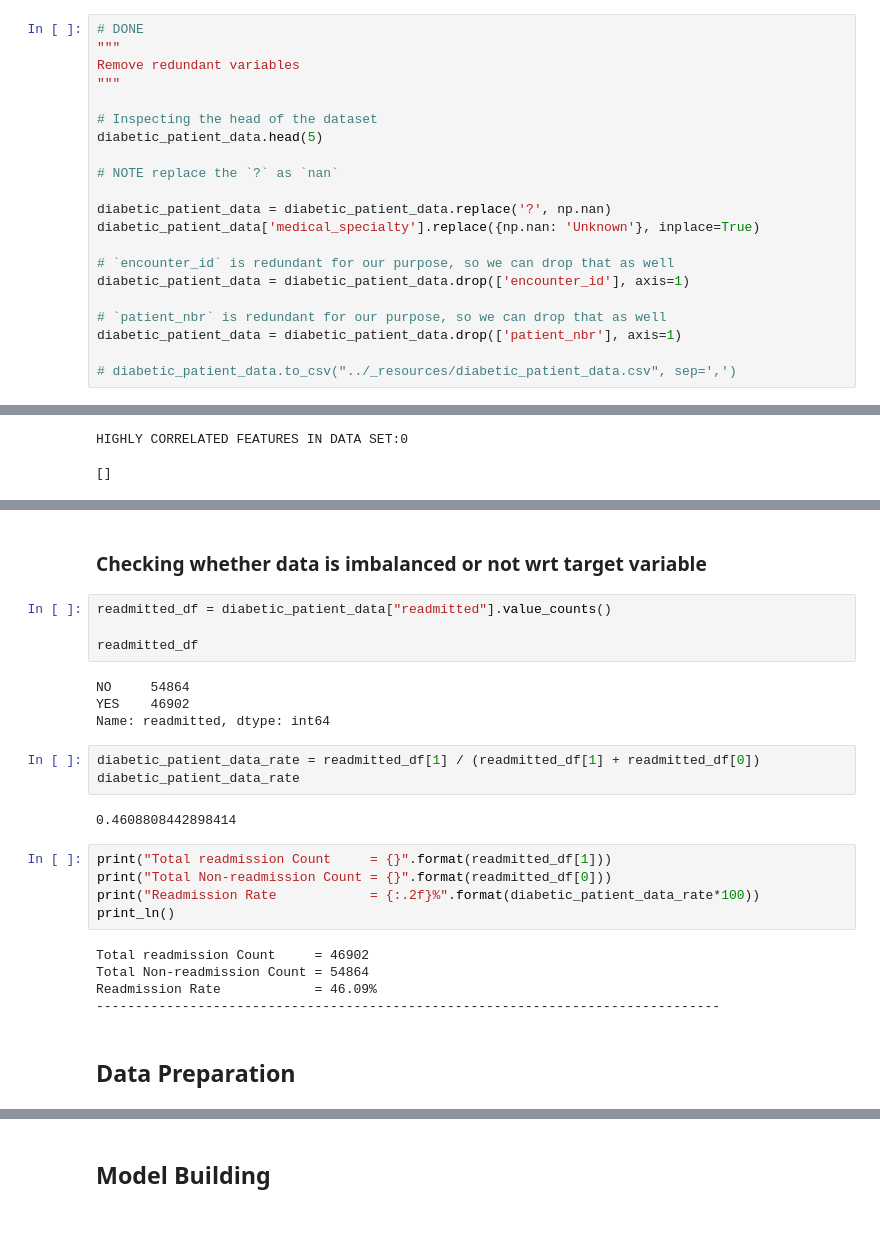
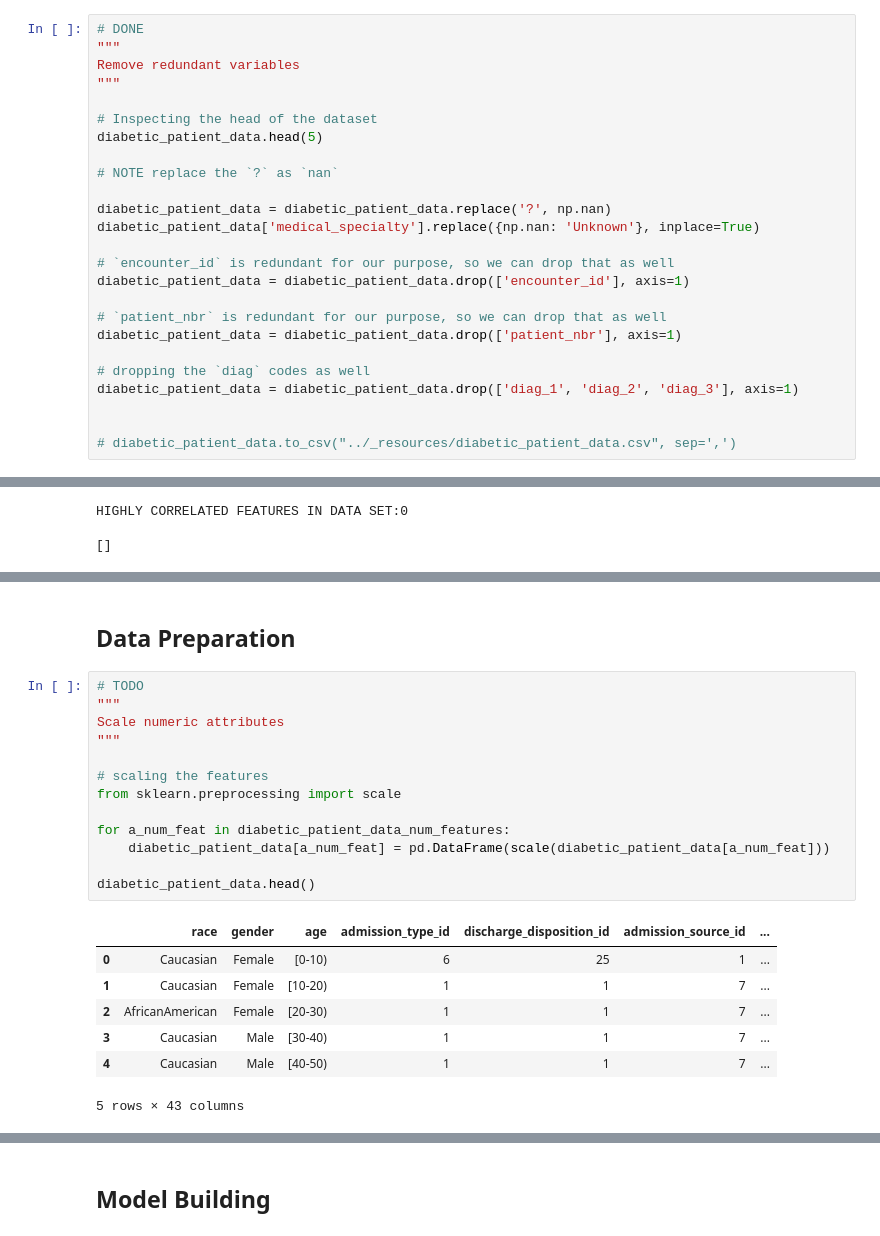
Before and after one commit to abhi18av/Risk_Stratification, a Jupyter notebook: src/Diabetic_Patients_Risk_Stratification.ipynb, the cells around one changed output, grey strips where cells are left out. Drawn from its saved outputs; the diff is of its cells as text.

Commit message:
DONE with data cleansing

```diff
--- a/src/Diabetic_Patients_Risk_Stratification.ipynb
+++ b/src/Diabetic_Patients_Risk_Stratification.ipynb
@@ -64,6 +64,10 @@ diabetic_patient_data = diabetic_patient_data.drop(['encounter_id'], axis=1)
 # `patient_nbr` is redundant for our purpose, so we can drop that as well
 diabetic_patient_data = diabetic_patient_data.drop(['patient_nbr'], axis=1)
 
+# dropping the `diag` codes as well
+diabetic_patient_data = diabetic_patient_data.drop(['diag_1', 'diag_2', 'diag_3'], axis=1)
+
+
 # diabetic_patient_data.to_csv("../_resources/diabetic_patient_data.csv", sep=',')
 # %%
 
@@ -338,31 +363,27 @@ NO     54864
 YES    46902
 Name: readmitted, dtype: int64
 --------------------------------------------------------------------------------
-# %% [markdown]
-### Checking whether data is imbalanced or not wrt target variable
-# %%
-readmitted_df = diabetic_patient_data["readmitted"].value_counts()
-
-readmitted_df
-# %% [output]
-NO     54864
-YES    46902
-Name: readmitted, dtype: int64
-# %%
-diabetic_patient_data_rate = readmitted_df[1] / (readmitted_df[1] + readmitted_df[0])
-diabetic_patient_data_rate
-# %% [output]
-0.4608808442898414
-# %%
-print("Total readmission Count     = {}".format(readmitted_df[1]))
-print("Total Non-readmission Count = {}".format(readmitted_df[0]))
-print("Readmission Rate            = {:.2f}%".format(diabetic_patient_data_rate*100))
-print_ln()
-# %% [output]
-Total readmission Count     = 46902
-Total Non-readmission Count = 54864
-Readmission Rate            = 46.09%
---------------------------------------------------------------------------------
 # %% [markdown]
 ## Data Preparation
+# %%
+# TODO
+"""
+Scale numeric attributes
+"""
+
+# scaling the features
+from sklearn.preprocessing import scale
+
+for a_num_feat in diabetic_patient_data_num_features:
+    diabetic_patient_data[a_num_feat] = pd.DataFrame(scale(diabetic_patient_data[a_num_feat]))
+
+diabetic_patient_data.head()
+# %% [output]
+|  | race | gender | age | admission_type_id | discharge_disposition_id | admission_source_id | ... |
+| 0 | Caucasian | Female | [0-10) | 6 | 25 | 1 | ... |
+| 1 | Caucasian | Female | [10-20) | 1 | 1 | 7 | ... |
+| 2 | AfricanAmerican | Female | [20-30) | 1 | 1 | 7 | ... |
+| 3 | Caucasian | Male | [30-40) | 1 | 1 | 7 | ... |
+| 4 | Caucasian | Male | [40-50) | 1 | 1 | 7 | ... |
+5 rows × 43 columns
 # %%
```
Also changed, not shown: parts of 12 cells of this notebook, 1 other file.
